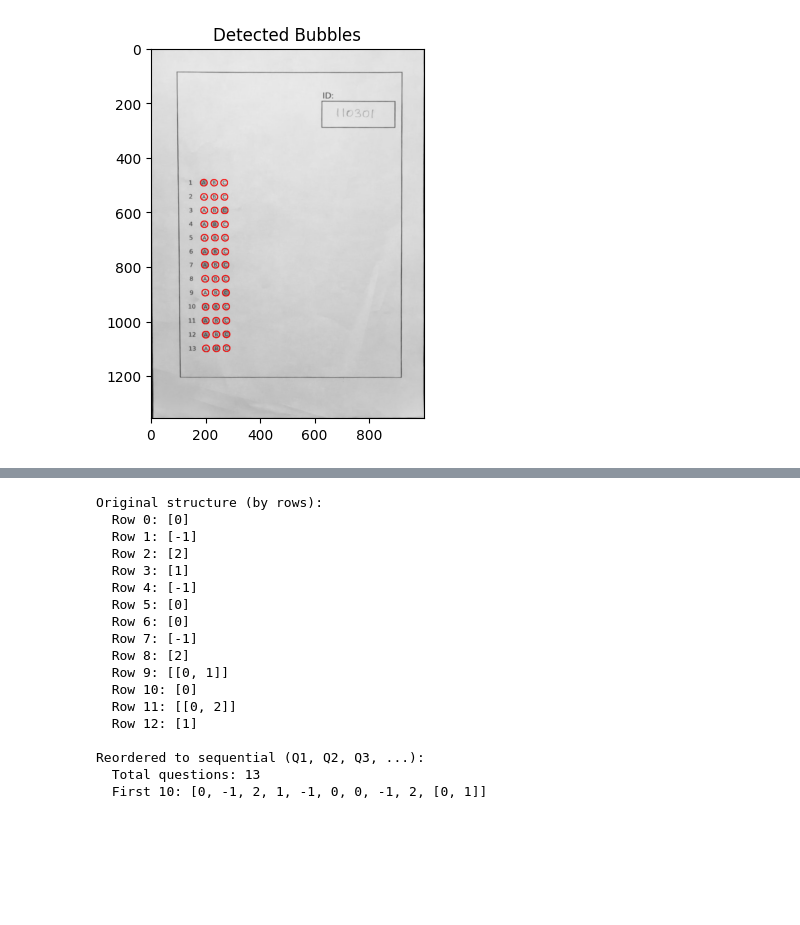
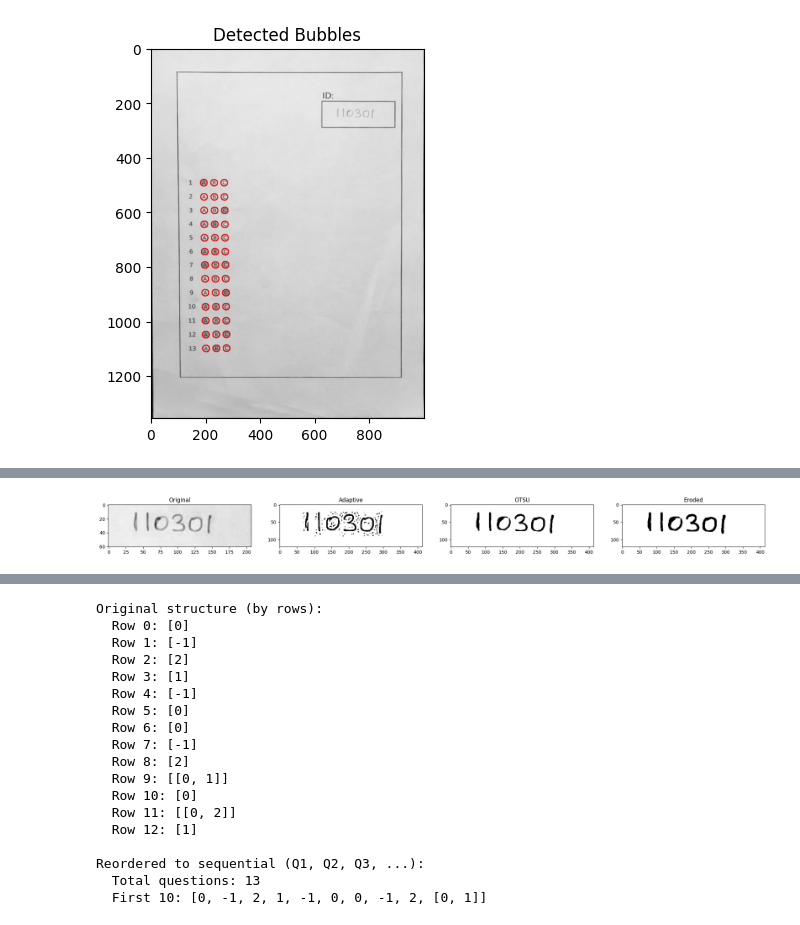
Before and after one commit to mariofouad/Grades-Auto-Filler, a Jupyter notebook: module_2.ipynb, the cells around one changed output, grey strips where cells are left out. Drawn from its saved outputs; the diff is of its cells as text; code cells hidden in the pictures; blank space fills up the shorter version.

```diff
--- a/module_2.ipynb
+++ b/module_2.ipynb
@@ -158,0 +133,15 @@ show_images([viz_image], ["Detected Bubbles"])
+# %%
+import easyocr
+import cv2
+import numpy as np
+import matplotlib.pyplot as plt
+import os
+import glob
+import sys
+from io import StringIO
+import pandas as pd
+
+
+# Initialize EasyOCR (only needs to run once)
+reader = easyocr.Reader(['en'], gpu=False)
+print("EasyOCR initialized successfully!")
@@ -158,0 +228,83 @@ show_images([viz_image], ["Detected Bubbles"])
+# %%
+def extract_student_id(image, box_coords, reader):
+    """
+    extract the student id from the rectangular box using OCR
+    """
+    x, y, w, h = box_coords
+
+    # Convert image to uint8
+    if image.dtype != np.uint8:
+        img = (image * 255).astype(np.uint8) if image.max() <= 1.0 else image.astype(np.uint8)
+    else:
+        img = image.copy()
+
+    # Crop the text box region with a small margin to remove the border
+    margin_h = int(h * 0.15)  # 15% margin on top/bottom
+    margin_w = int(w * 0.05)  # 5% margin on left/right
+
+    roi = img[y + margin_h : y + h - margin_h,
+              x + margin_w : x + w - margin_w]
+
+    # scale up the image for better OCR
+    scale_factor = 2
+    roi_scaled = cv2.resize(roi, None, fx=scale_factor, fy=scale_factor, interpolation=cv2.INTER_CUBIC)
+
+    # apply adaptive thresholding to accomodate for varying lighting
+    adaptive = cv2.adaptiveThreshold(roi_scaled, 255, cv2.ADAPTIVE_THRESH_GAUSSIAN_C, cv2.THRESH_BINARY, 11, 2)
+
+    # try OTSU thresholding
+    _, otsu = cv2.threshold(roi_scaled, 0, 255, cv2.THRESH_BINARY + cv2.THRESH_OTSU)
+
+    # apply erosion to separate merged characters
+    # This helps when "11" is being read as "6" due to merging
+    kernel_erode = np.ones((2, 2), np.uint8)
+    eroded = cv2.erode(otsu, kernel_erode, iterations=1)
+
+    # sharpen the image to make edges clearer
+    kernel_sharpen = np.array([[-1,-1,-1], [-1,9,-1], [-1,-1,-1]])
+    sharpened = cv2.filter2D(roi_scaled, -1, kernel_sharpen)
+    _, sharp_binary = cv2.threshold(sharpened, 0, 255, cv2.THRESH_BINARY + cv2.THRESH_OTSU)
+    print('hello')
+    show_images([roi, adaptive, otsu, eroded],
+                ["Original", "Adaptive", "OTSU", "Eroded"])
+
+    # restrict OCR to digits only to prevent 1 to be read as the letter l
+    DIGITS_ONLY = '0123456789'
+
+    # Use width_ths=0.5 to help separate close characters like "11"
+    ocr_params = {'allowlist': DIGITS_ONLY, 'width_ths': 0.5, 'paragraph': False}
+    print(ocr_params)
+
+    results_scaled = reader.readtext(roi_scaled, **ocr_params)
+    print(results_scaled)
+    results_adaptive = reader.readtext(adaptive, **ocr_params)
+    results_otsu = reader.readtext(otsu, **ocr_params)
+    results_eroded = reader.readtext(eroded, **ocr_params)
+
+
+    print(f"Scaled:   {[r[1] for r in results_scaled]}")
+    print(f"Adaptive: {[r[1] for r in results_adaptive]}")
+    print(f"OTSU:     {[r[1] for r in results_otsu]}")
+    print(f"Eroded:   {[r[1] for r in results_eroded]}")
+
+    # Combine all results
+    all_results = results_scaled + results_adaptive + results_otsu + results_eroded
+
+    if all_results:
+        # Sort by: 1) longer text (more digits), 2) higher confidence
+        # This helps prefer "110301" (6 digits) over "00301" (5 digits)
+        best_result = max(all_results, key=lambda r: (len(r[1]), r[2]))
+        return best_result[1]
+    else:
+        return None
+
+# Extract the student ID
+print("hellppp")
+if box_coords:
+    print("hello")
+    student_id = extract_student_id(pre_processed_image, box_coords, reader)
+    print(f"Student ID: {student_id}")
+else:
+    print("Cannot extract ID - text box not found!")
+# %% [output]
+[figure, added]
```
Also changed, not shown: parts of 17 cells of this notebook.
